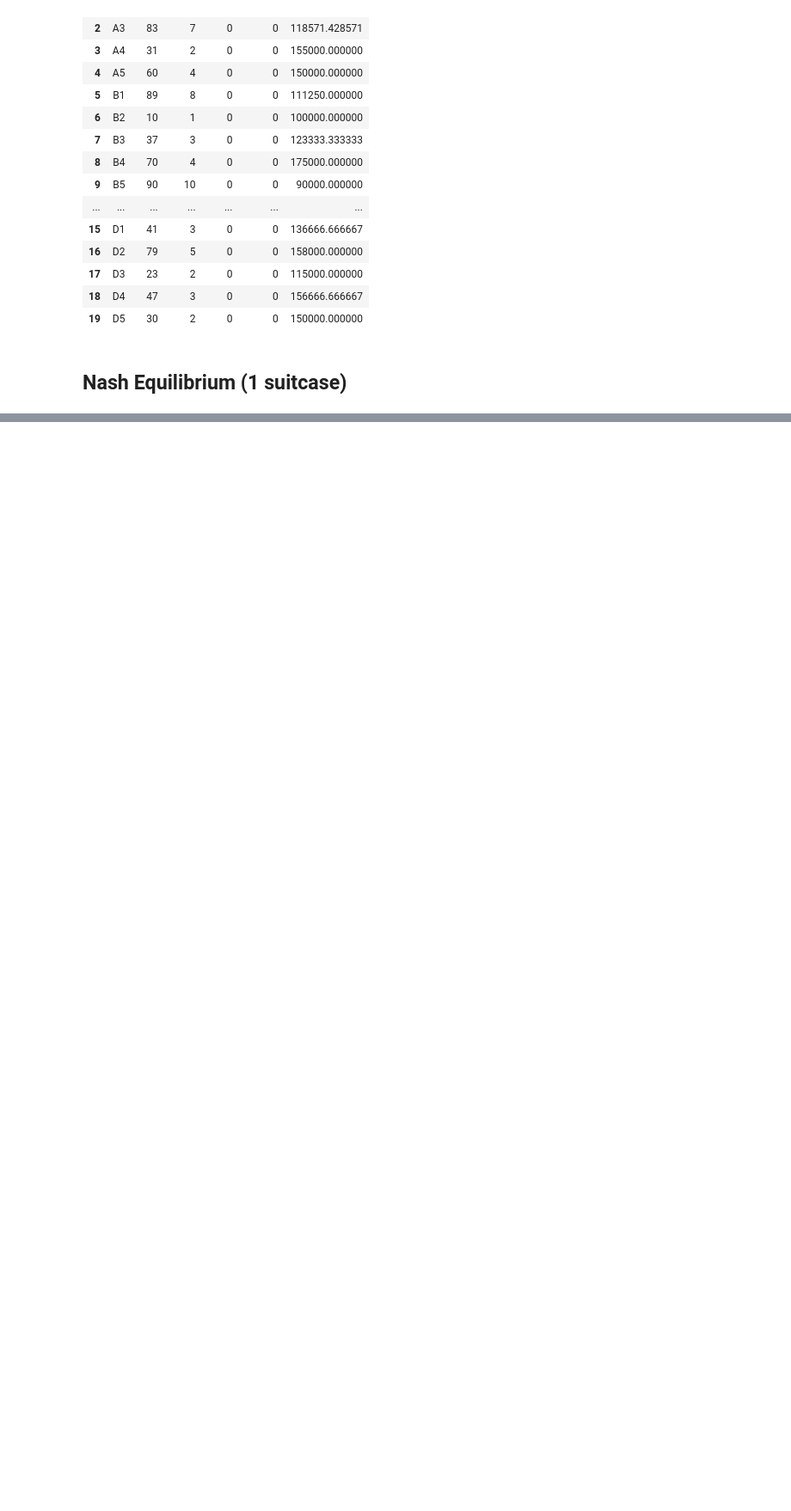
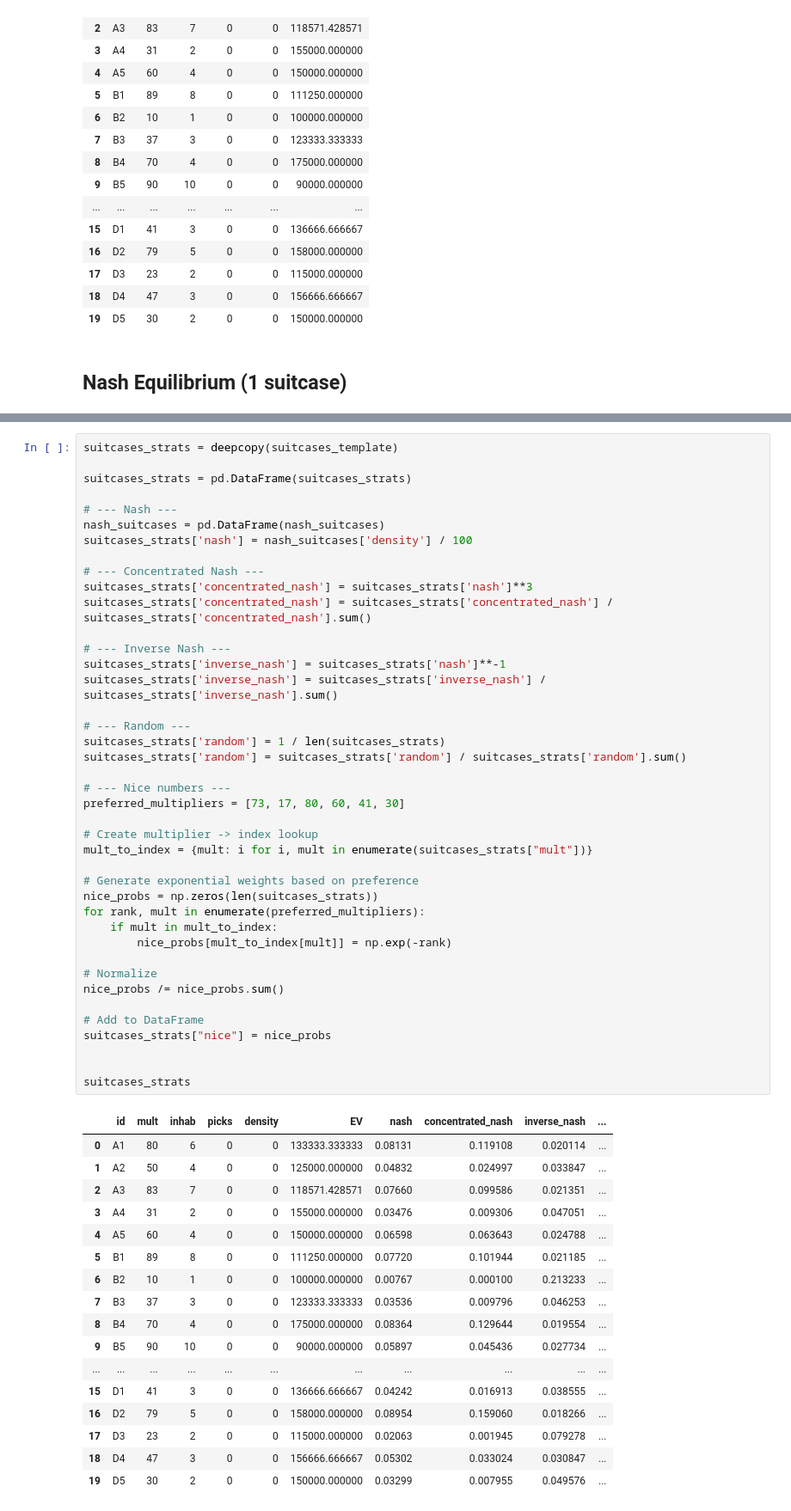
Before and after one commit to chrispyroberts/imc-prosperity-3, a Jupyter notebook: ROUND 4/manual.ipynb, the cells around one changed output, grey strips where cells are left out. Shown at 86% size. Drawn from its saved outputs; the diff is of its cells as text; blank space fills up the shorter version.

```diff
--- a/ROUND 4/manual.ipynb
+++ b/ROUND 4/manual.ipynb
@@ -234,0 +237,59 @@ My hypothesis for this round is that the distribution will be:
+# %%
+suitcases_strats = deepcopy(suitcases_template)
+
+suitcases_strats = pd.DataFrame(suitcases_strats)
+
+# --- Nash ---
+nash_suitcases = pd.DataFrame(nash_suitcases)
+suitcases_strats['nash'] = nash_suitcases['density'] / 100
+
+# --- Concentrated Nash ---
+suitcases_strats['concentrated_nash'] = suitcases_strats['nash']**3
+suitcases_strats['concentrated_nash'] = suitcases_strats['concentrated_nash'] / suitcases_strats['concentrated_nash'].sum()
+
+# --- Inverse Nash ---
+suitcases_strats['inverse_nash'] = suitcases_strats['nash']**-1
+suitcases_strats['inverse_nash'] = suitcases_strats['inverse_nash'] / suitcases_strats['inverse_nash'].sum()
+
+# --- Random ---
+suitcases_strats['random'] = 1 / len(suitcases_strats)
+suitcases_strats['random'] = suitcases_strats['random'] / suitcases_strats['random'].sum()
+
+# --- Nice numbers ---
+preferred_multipliers = [73, 17, 80, 60, 41, 30]
+
+# Create multiplier -> index lookup
+mult_to_index = {mult: i for i, mult in enumerate(suitcases_strats["mult"])}
+
+# Generate exponential weights based on preference
+nice_probs = np.zeros(len(suitcases_strats))
+for rank, mult in enumerate(preferred_multipliers):
+    if mult in mult_to_index:
+        nice_probs[mult_to_index[mult]] = np.exp(-rank)
+
+# Normalize
+nice_probs /= nice_probs.sum()
+
+# Add to DataFrame
+suitcases_strats["nice"] = nice_probs
+
+
+suitcases_strats
+# %% [output]
+|  | id | mult | inhab | picks | density | EV | nash | concentrated_nash | inverse_nash | ... |
+| 0 | A1 | 80 | 6 | 0 | 0 | 133333.333333 | 0.08131 | 0.119108 | 0.020114 | ... |
+| 1 | A2 | 50 | 4 | 0 | 0 | 125000.000000 | 0.04832 | 0.024997 | 0.033847 | ... |
+| 2 | A3 | 83 | 7 | 0 | 0 | 118571.428571 | 0.07660 | 0.099586 | 0.021351 | ... |
+| 3 | A4 | 31 | 2 | 0 | 0 | 155000.000000 | 0.03476 | 0.009306 | 0.047051 | ... |
+| 4 | A5 | 60 | 4 | 0 | 0 | 150000.000000 | 0.06598 | 0.063643 | 0.024788 | ... |
+| 5 | B1 | 89 | 8 | 0 | 0 | 111250.000000 | 0.07720 | 0.101944 | 0.021185 | ... |
+| 6 | B2 | 10 | 1 | 0 | 0 | 100000.000000 | 0.00767 | 0.000100 | 0.213233 | ... |
+| 7 | B3 | 37 | 3 | 0 | 0 | 123333.333333 | 0.03536 | 0.009796 | 0.046253 | ... |
+| 8 | B4 | 70 | 4 | 0 | 0 | 175000.000000 | 0.08364 | 0.129644 | 0.019554 | ... |
+| 9 | B5 | 90 | 10 | 0 | 0 | 90000.000000 | 0.05897 | 0.045436 | 0.027734 | ... |
+| ... | ... | ... | ... | ... | ... | ... | ... | ... | ... | ... |
+| 15 | D1 | 41 | 3 | 0 | 0 | 136666.666667 | 0.04242 | 0.016913 | 0.038555 | ... |
+| 16 | D2 | 79 | 5 | 0 | 0 | 158000.000000 | 0.08954 | 0.159060 | 0.018266 | ... |
+| 17 | D3 | 23 | 2 | 0 | 0 | 115000.000000 | 0.02063 | 0.001945 | 0.079278 | ... |
+| 18 | D4 | 47 | 3 | 0 | 0 | 156666.666667 | 0.05302 | 0.033024 | 0.030847 | ... |
+| 19 | D5 | 30 | 2 | 0 | 0 | 150000.000000 | 0.03299 | 0.007955 | 0.049576 | ... |
```
Also changed, not shown: parts of 4 cells of this notebook.
